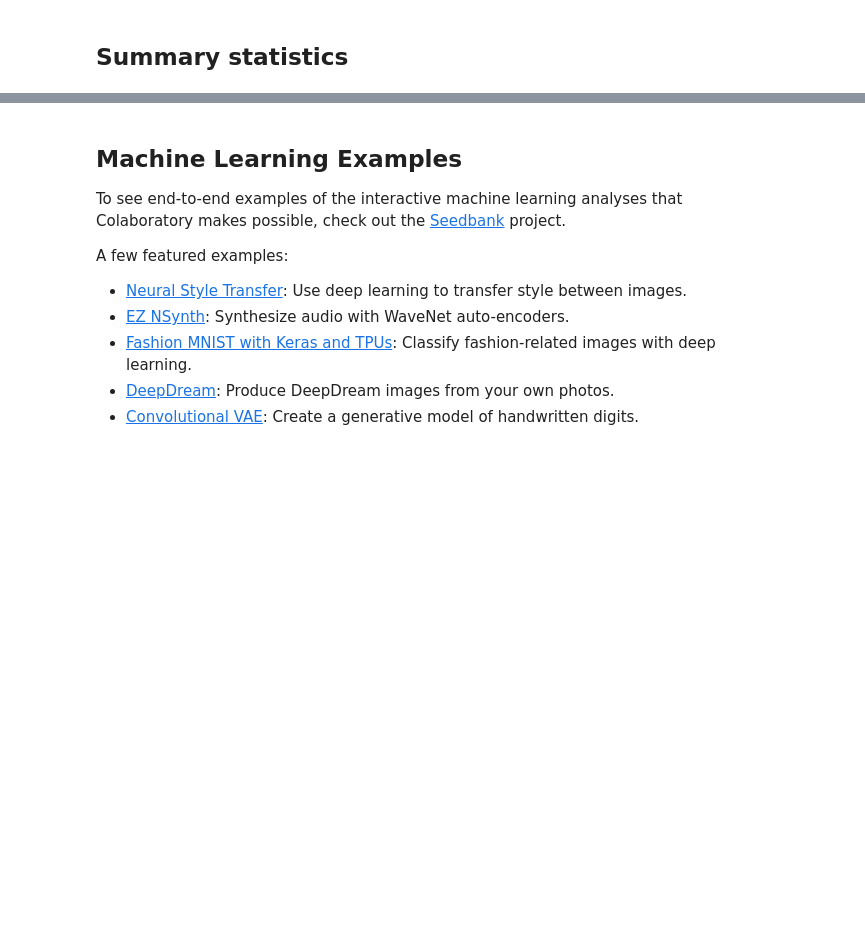
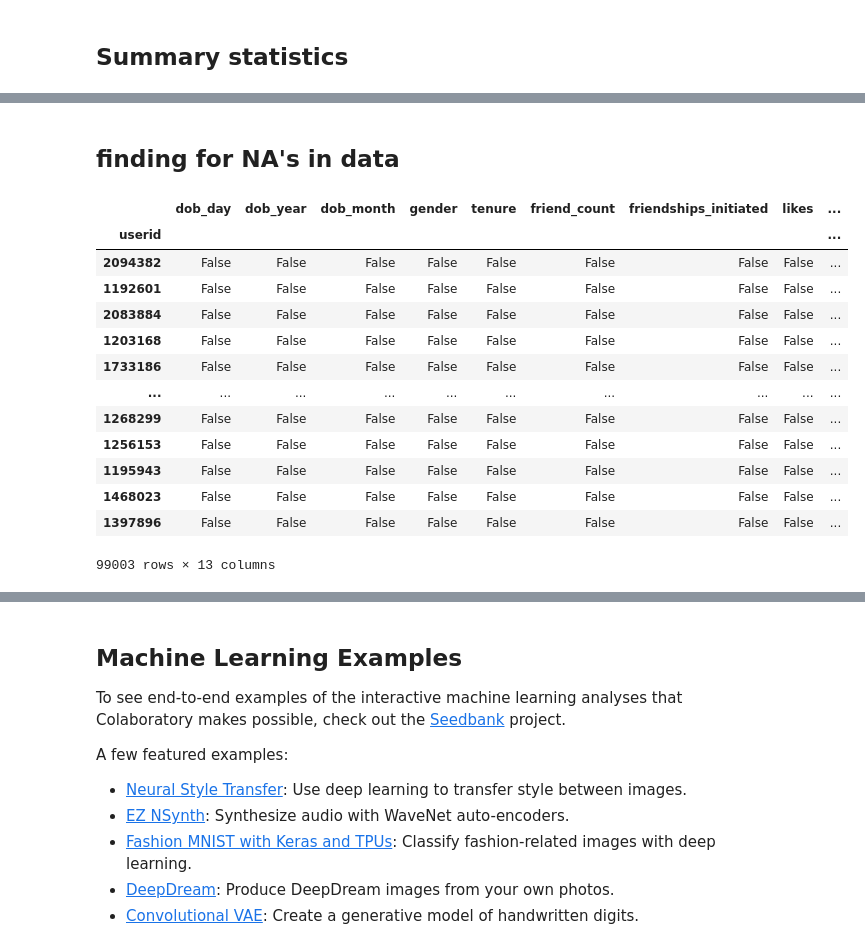
Before and after one commit to 19PA1A0474/code-era, a Jupyter notebook: HEADACHE2.ipynb, the cells around one changed output, grey strips where cells are left out. Saved outputs shown, nothing was run; the diff lists cells and outputs as text; code cells hidden in the pictures; blank space fills up the shorter version.

```diff
--- a/HEADACHE2.ipynb
+++ b/HEADACHE2.ipynb
@@ -111,3 +223,22 @@ KeyError: ignored
+# %% [markdown]
+## finding for NA's in data
+# %%
+fb.isna()
+# %% [output]
+|  | dob_day | dob_year | dob_month | gender | tenure | friend_count | friendships_initiated | likes | ... |
+| userid |  |  |  |  |  |  |  |  | ... |
+| 2094382 | False | False | False | False | False | False | False | False | ... |
+| 1192601 | False | False | False | False | False | False | False | False | ... |
+| 2083884 | False | False | False | False | False | False | False | False | ... |
+| 1203168 | False | False | False | False | False | False | False | False | ... |
+| 1733186 | False | False | False | False | False | False | False | False | ... |
+| ... | ... | ... | ... | ... | ... | ... | ... | ... | ... |
+| 1268299 | False | False | False | False | False | False | False | False | ... |
+| 1256153 | False | False | False | False | False | False | False | False | ... |
+| 1195943 | False | False | False | False | False | False | False | False | ... |
+| 1468023 | False | False | False | False | False | False | False | False | ... |
+| 1397896 | False | False | False | False | False | False | False | False | ... |
+99003 rows × 13 columns
 # %% [markdown]
 ## More Resources
 
```
Also changed, not shown: parts of 18 cells of this notebook.
